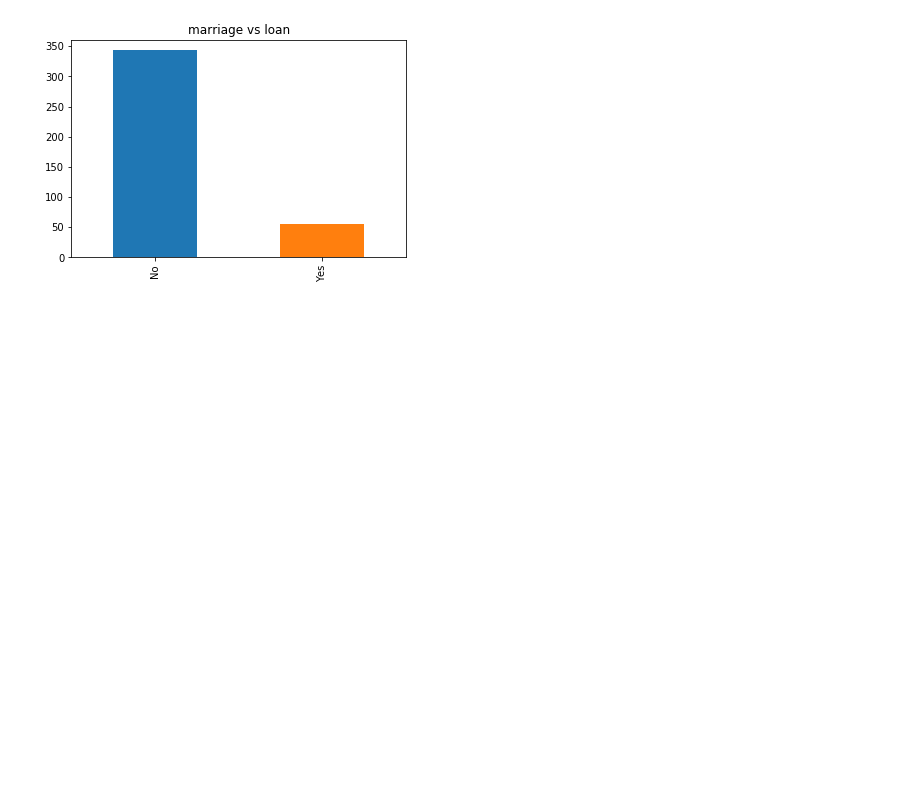
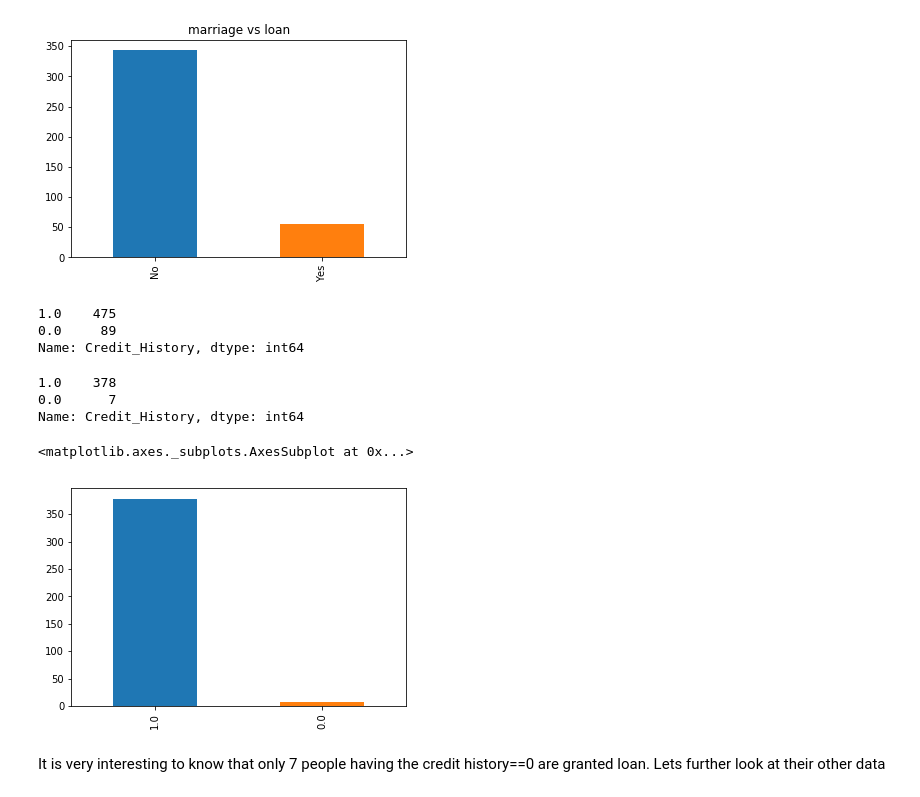
Before and after one commit to ashwanitr/ML_DL_projects, a Jupyter notebook: Loan_prediction/Loan1.ipynb, the cells around one changed output. Saved outputs shown, nothing was run; the diff lists cells and outputs as text; code cells hidden in the pictures; blank space fills up the shorter version.

Commit message:
performed EDA on the Data

```diff
--- a/Loan_prediction/Loan1.ipynb
+++ b/Loan_prediction/Loan1.ipynb
@@ -126,3 +126,22 @@ train[train['Loan_Status']=='Y']['Self_Employed'].value_counts().plot.bar(title=
 # %% [output]
 <matplotlib.axes._subplots.AxesSubplot at 0x...>
 [figure]
+# %%
+train['Credit_History'].value_counts()
+# %% [output]
+1.0    475
+0.0     89
+Name: Credit_History, dtype: int64
+# %%
+train[train['Loan_Status']=='Y']['Credit_History'].value_counts()
+# %% [output]
+1.0    378
+0.0      7
+Name: Credit_History, dtype: int64
+# %%
+train[train['Loan_Status']=='Y']['Credit_History'].value_counts().plot.bar()
+# %% [output]
+<matplotlib.axes._subplots.AxesSubplot at 0x...>
+[figure, added]
+# %% [markdown]
+It is very interesting to know that only 7 people having the credit history==0 are granted loan. Lets further look at their other data
```
Also changed, not shown: parts of 9 cells of this notebook.
